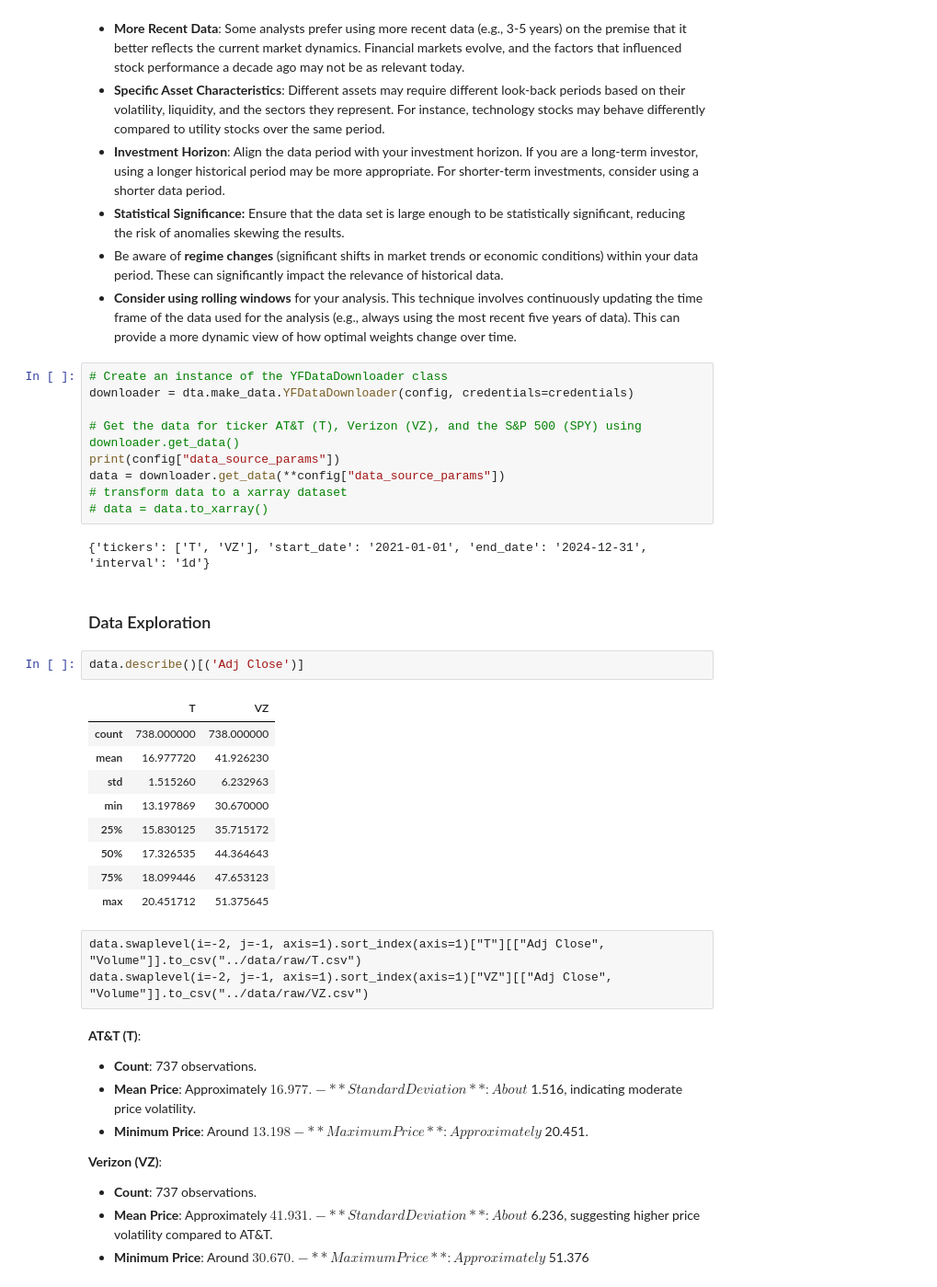
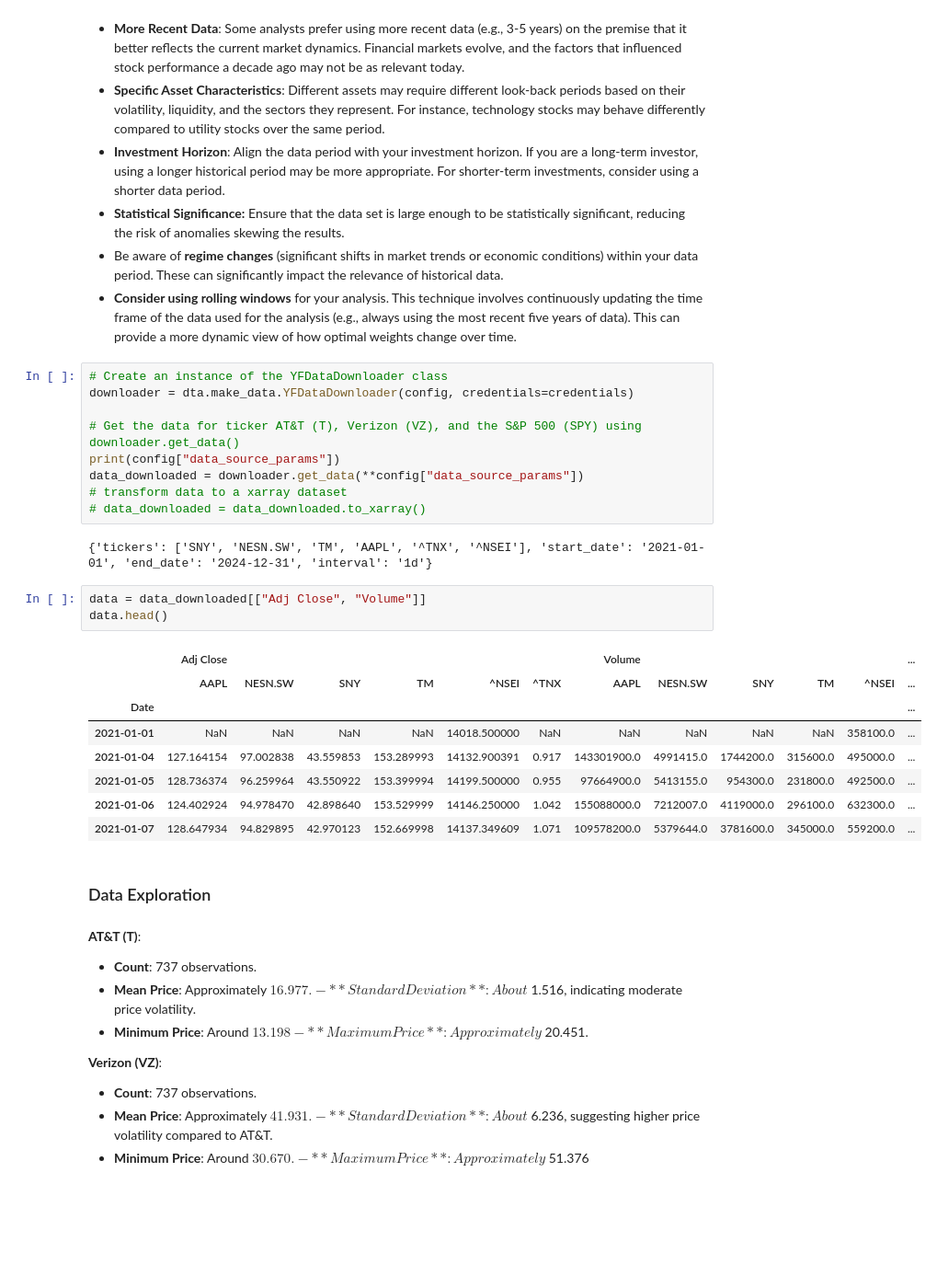
Before and after one commit to Echo9k/FinML, a Jupyter notebook: notebooks/0.1_components.ipynb, the cells around one changed output. Shown at 92% size. Cells and saved outputs as stored; diff of their text form; blank space fills up the shorter version.

```diff
--- a/notebooks/0.1_components.ipynb
+++ b/notebooks/0.1_components.ipynb
@@ -51,28 +42,25 @@ downloader = dta.make_data.YFDataDownloader(config, credentials=credentials)
 
 # Get the data for ticker AT&T (T), Verizon (VZ), and the S&P 500 (SPY) using downloader.get_data()
 print(config["data_source_params"])
-data = downloader.get_data(**config["data_source_params"])
+data_downloaded = downloader.get_data(**config["data_source_params"])
 # transform data to a xarray dataset
-# data = data.to_xarray()
+# data_downloaded = data_downloaded.to_xarray()
 # %% [output]
-{'tickers': ['T', 'VZ'], 'start_date': '2021-01-01', 'end_date': '2024-12-31', 'interval': '1d'}
+{'tickers': ['SNY', 'NESN.SW', 'TM', 'AAPL', '^TNX', '^NSEI'], 'start_date': '2021-01-01', 'end_date': '2024-12-31', 'interval': '1d'}
+# %%
+data = data_downloaded[["Adj Close", "Volume"]]
+data.head()
+# %% [output]
+|  | Adj Close |  |  |  |  |  | Volume |  |  |  |  | ... |
+|  | AAPL | NESN.SW | SNY | TM | ^NSEI | ^TNX | AAPL | NESN.SW | SNY | TM | ^NSEI | ... |
+| Date |  |  |  |  |  |  |  |  |  |  |  | ... |
+| 2021-01-01 | NaN | NaN | NaN | NaN | 14018.500000 | NaN | NaN | NaN | NaN | NaN | 358100.0 | ... |
+| 2021-01-04 | 127.164154 | 97.002838 | 43.559853 | 153.289993 | 14132.900391 | 0.917 | 143301900.0 | 4991415.0 | 1744200.0 | 315600.0 | 495000.0 | ... |
+| 2021-01-05 | 128.736374 | 96.259964 | 43.550922 | 153.399994 | 14199.500000 | 0.955 | 97664900.0 | 5413155.0 | 954300.0 | 231800.0 | 492500.0 | ... |
+| 2021-01-06 | 124.402924 | 94.978470 | 42.898640 | 153.529999 | 14146.250000 | 1.042 | 155088000.0 | 7212007.0 | 4119000.0 | 296100.0 | 632300.0 | ... |
+| 2021-01-07 | 128.647934 | 94.829895 | 42.970123 | 152.669998 | 14137.349609 | 1.071 | 109578200.0 | 5379644.0 | 3781600.0 | 345000.0 | 559200.0 | ... |
 # %% [markdown]
 ### Data Exploration
-# %%
-data.describe()[('Adj Close')]
-# %% [output]
-|  | T | VZ |
-| count | 738.000000 | 738.000000 |
-| mean | 16.977720 | 41.926230 |
-| std | 1.515260 | 6.232963 |
-| min | 13.197869 | 30.670000 |
-| 25% | 15.830125 | 35.715172 |
-| 50% | 17.326535 | 44.364643 |
-| 75% | 18.099446 | 47.653123 |
-| max | 20.451712 | 51.375645 |
-# %% [raw]
-data.swaplevel(i=-2, j=-1, axis=1).sort_index(axis=1)["T"][["Adj Close", "Volume"]].to_csv("../data/raw/T.csv")
-data.swaplevel(i=-2, j=-1, axis=1).sort_index(axis=1)["VZ"][["Adj Close", "Volume"]].to_csv("../data/raw/VZ.csv")
 # %% [markdown]
 **AT&T (T)**:
 
```
Also changed, not shown: parts of 24 cells of this notebook, 11 other files.
